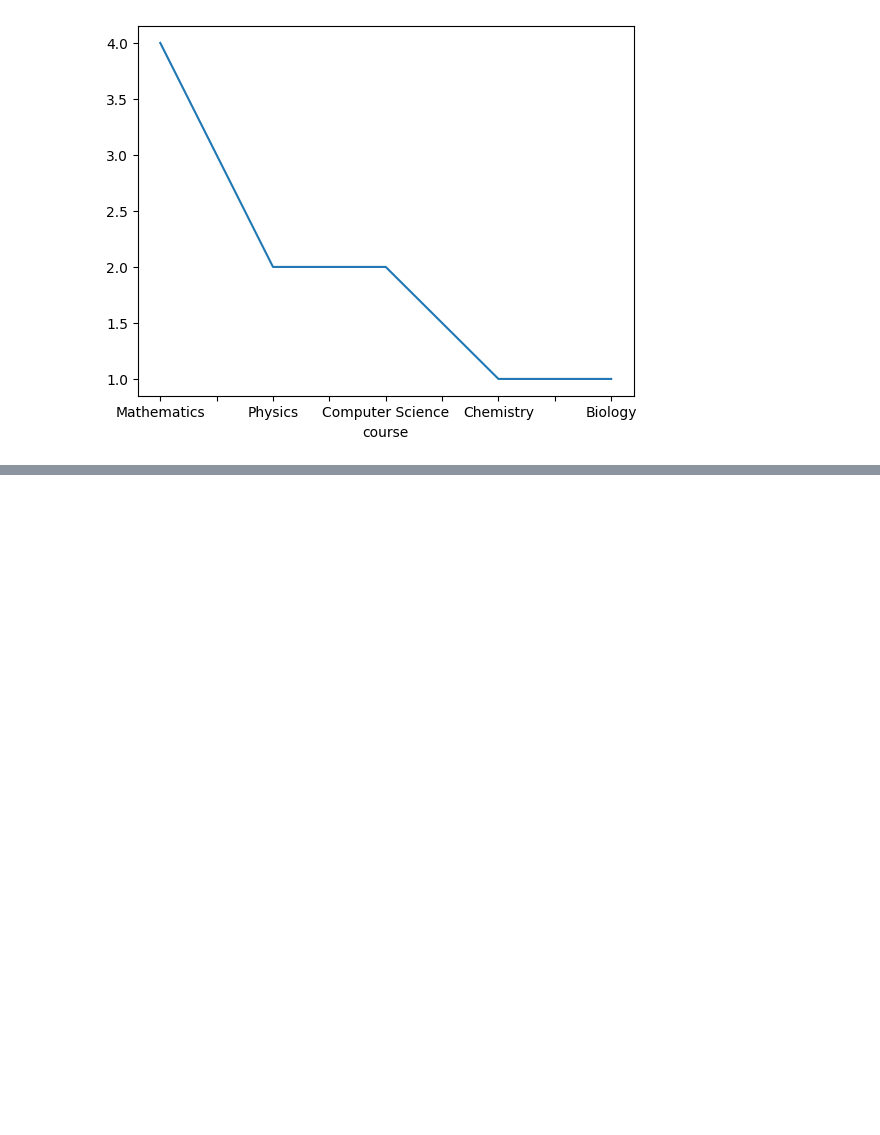
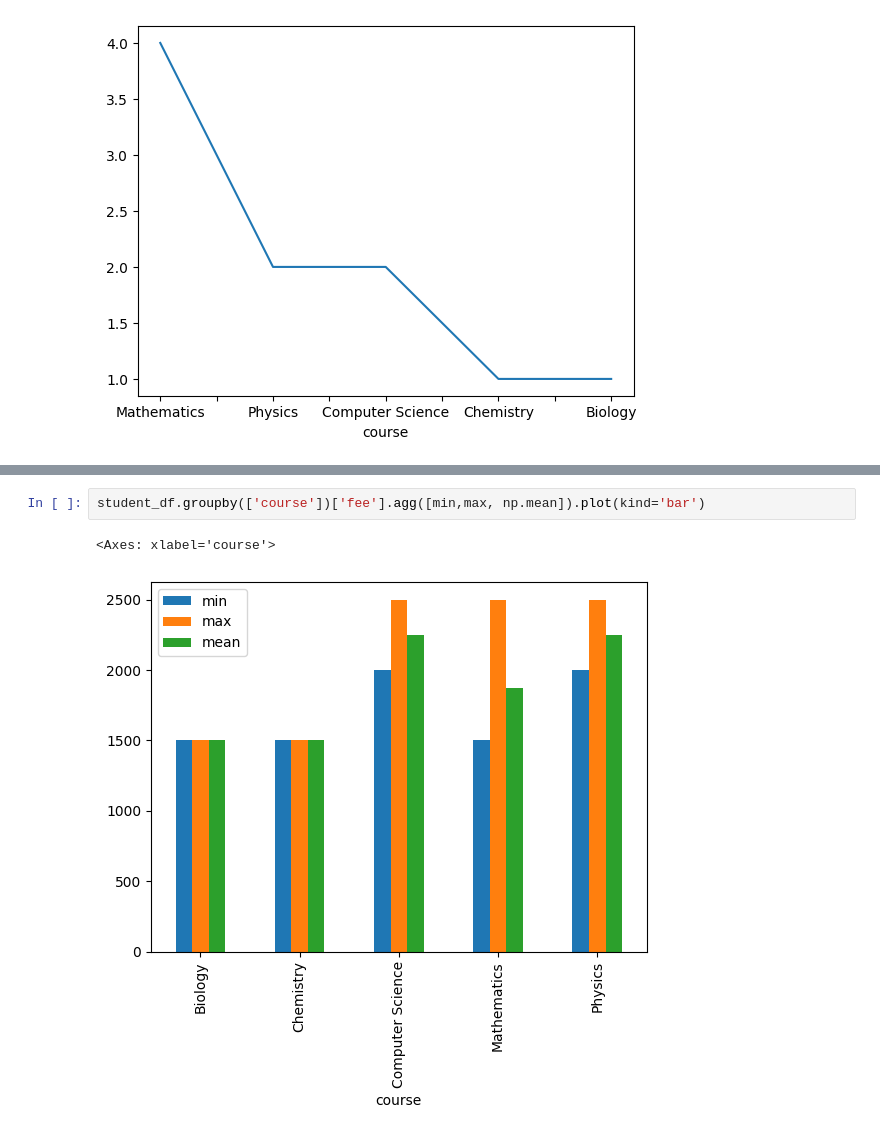
Before and after one commit to Shafqatsarwar/Python-classes, a Jupyter notebook: class19-filter-groupby-visualisation/class19-visualisation.ipynb, the cells around one changed output, grey strips where cells are left out. Drawn from its saved outputs; the diff is of its cells as text; blank space fills up the shorter version.

```diff
--- a/class19-filter-groupby-visualisation/class19-visualisation.ipynb
+++ b/class19-filter-groupby-visualisation/class19-visualisation.ipynb
@@ -117,0 +129,5 @@ NameError: name 'student_df' is not defined
+# %%
+student_df.groupby(['course'])['fee'].agg([min,max, np.mean]).plot(kind='bar')
+# %% [output]
+<Axes: xlabel='course'>
+[figure, added]
```
Also changed, not shown: parts of 3 cells of this notebook, 1 other file.
